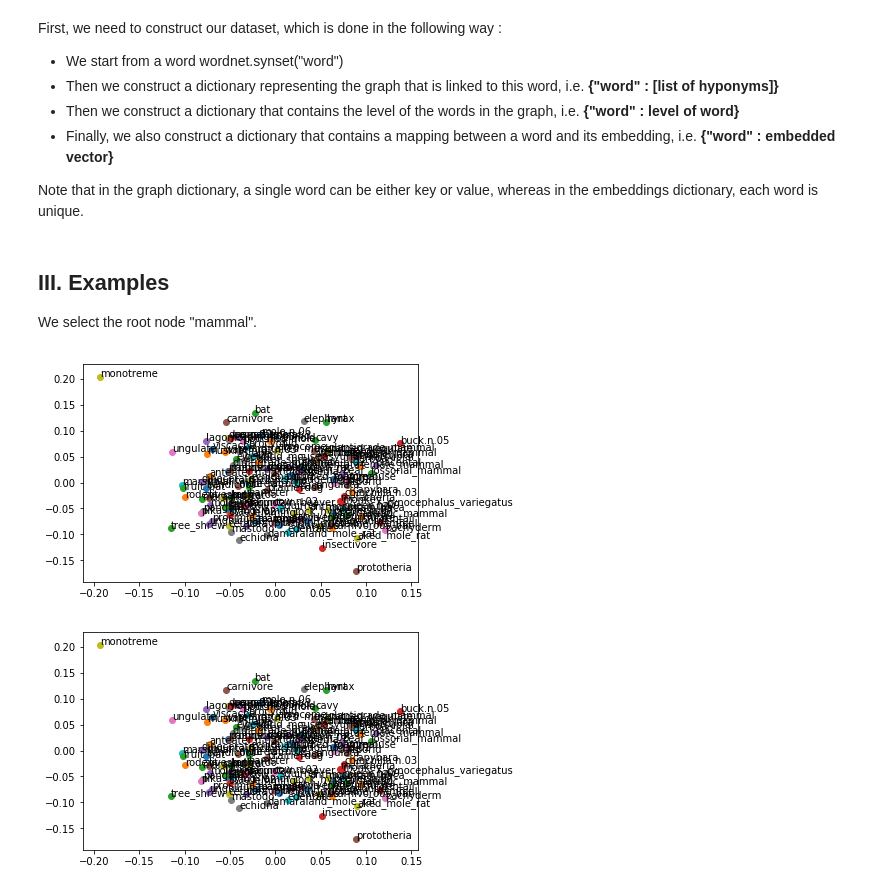
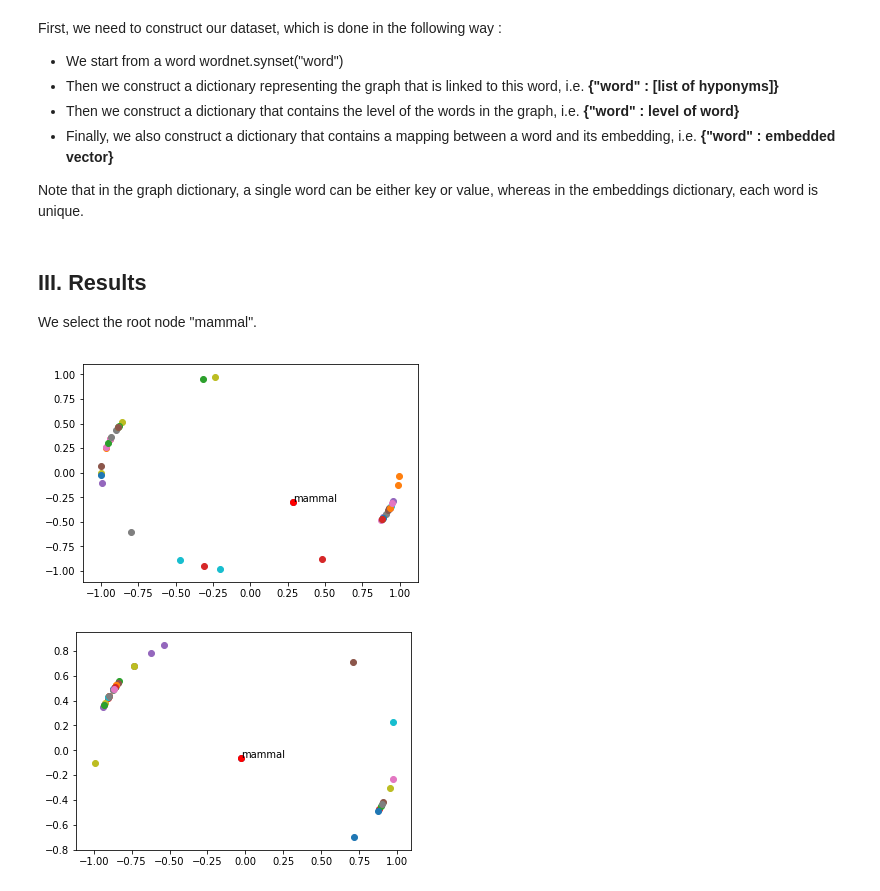
Before and after one commit to RBeaudet/Poincare_Embeddings, a Jupyter notebook: GMML.ipynb, the cells around one changed output. Saved outputs shown, nothing was run; the diff lists cells and outputs as text; code cells hidden in the pictures.

```diff
--- a/GMML.ipynb
+++ b/GMML.ipynb
@@ -81,10 +82,11 @@ class Poincarre_Embeddings:
         self.nb_negs = nb_negs
         self.root_node = root_node
         self.dimension = dimension
+        self.seed = np.random.seed(32)
 
     # Sample graph as a dictionnary
 
-    def sample_graph(self, root_node, max_level=3) :
+    def sample_graph(self, root_node, max_level=2) :
         """
         Function that samples a hierarchical network from a root node and its hyponyms.
 
@@ -110,7 +112,7 @@ class Poincarre_Embeddings:
         while queue:
 
             # take out first node from queue
-            node = queue.pop(0)  # node n'est PAS un str
+            node = queue.pop(0)
 
             # condition on maximum level
             if levels[str(node)] == max_level:
@@ -118,19 +120,19 @@ class Poincarre_Embeddings:
                 break;
 
             # mark node as explored node
-            explored.append(str(node))  # explored est un str
+            explored.append(str(node))
 
             # sample neighbours of node (i.e. its hyponyms)
-            neighbours = [neighbour for neighbour in node.hyponyms()]  # ce sont pas des str
+            neighbours = [neighbour for neighbour in node.hyponyms()]
             neighbours_str = [str(neighbour) for neighbour in node.hyponyms()]
 
             # add neighbours to the graph (as children of the node)
             graph[str(node)] = neighbours_str
 
             # add neighbours of node to queue
-            for neighbour in neighbours :   # no str
+            for neighbour in neighbours :
                 if str(neighbour) not in visited :
-                    queue.append(neighbour) # no str
+                    queue.append(neighbour)
                     visited.append(str(neighbour))
                     levels[str(neighbour)] = levels[str(node)] + 1
 
@@ -151,7 +153,7 @@ class Poincarre_Embeddings:
         embeddings = {}
 
         for word in graph:
-            embeddings[word] = np.random.uniform(low=-0.1, high=0.1, size=(dimension,))
+            embeddings[word] = np.random.uniform(low=-0.05, high=0.05, size=(dimension,))
 
         return embeddings
 
@@ -212,8 +214,7 @@ class Poincarre_Embeddings:
         assert len(beta.shape) == 0
         gamma = 1 + (2 / (alpha * beta)) * norm(alpha - x)**2
         assert len(gamma.shape) == 0
-        assert gamma**2 - 1 >= 0
-        partial = 4.0 / (beta * np.sqrt(gamma**2 - 1)) * (((norm(x) - 2 * np.dot(theta, x) + 1) / alpha**2) * theta - (x / alpha))
+        partial = 4.0 / (beta * np.sqrt(np.abs(gamma**2 - 1))) * (((norm(x) - 2 * np.dot(theta, x) + 1) / alpha**2) * theta - (x / alpha))
 
         return partial
 
@@ -307,10 +308,9 @@ class Poincarre_Embeddings:
         """
         fig, ax = plt.subplots();
 
-        for word in embeddings.keys():#np.random.choice(list(embeddings.keys()), 100):
+        for word in embeddings.keys():
             ax.scatter(embeddings[word][0], embeddings[word][1])
-            ax.annotate(self.clean_word(word), (embeddings[word][0], embeddings[word][1]))
-        ax.scatter(embeddings["Synset('mammal.n.01')"][0], embeddings["Synset('mammal.n.01')"][1])
+        ax.scatter(embeddings["Synset('mammal.n.01')"][0], embeddings["Synset('mammal.n.01')"][1], c="red")
         ax.annotate(self.clean_word("Synset('mammal.n.01')"), (embeddings["Synset('mammal.n.01')"][0], embeddings["Synset('mammal.n.01')"][1]))
         plt.show();
 
@@ -334,12 +334,10 @@ class Poincarre_Embeddings:
             for v in graph[u]:
                 if v not in graph.keys():
                     graph[v] = []
-                    embeddings[v] = np.random.uniform(low=-0.1, high=0.1, size=(self.dimension,))
+                    embeddings[v] = np.random.uniform(low=-0.05, high=0.05, size=(self.dimension,))
 
         for epoch in range(self.epochs):
-            #if epoch % 100 == 0:
-             #   print(epoch)
-            # Select word
+
             for u in embeddings:
                 if len(graph[u]) == 0:
                     continue
@@ -362,7 +360,6 @@ class Poincarre_Embeddings:
                     negative_samples_words.append(negative_sample)
                     negative_sample = embeddings[negative_sample]
                     negative_samples.append(negative_sample)
-
 
                 ## Compute the individual loss
                 loss = self.loss(embeddings[u], embeddings[v], negative_samples)
@@ -397,14 +394,18 @@ class Poincarre_Embeddings:
         self.plot_(embeddings)
         return embeddings
 # %% [markdown]
-## III. Examples
+## III. Results
 
 We select the root node "mammal".
+# %%
+mammal = wordnet.synset("mammal.n.01")
+cls = Poincarre_Embeddings(10000, 0.0008, 4, mammal, 2)
+embeddings = cls.train()
+# %% [output]
+[figure, added]
 # %%
 mammal = wordnet.synset("mammal.n.01")
-cls = Poincarre_Embeddings(200, 0.01, 4, mammal, 2)
+cls = Poincarre_Embeddings(1000, 0.01, 4, mammal, 2)
 embeddings = cls.train()
-cls.plot_(embeddings)
 # %% [output]
-[figure, old version]
+[figure, new version]
-[figure, removed]
```
Also changed, not shown: parts of 3 cells of this notebook, 2 other files.
